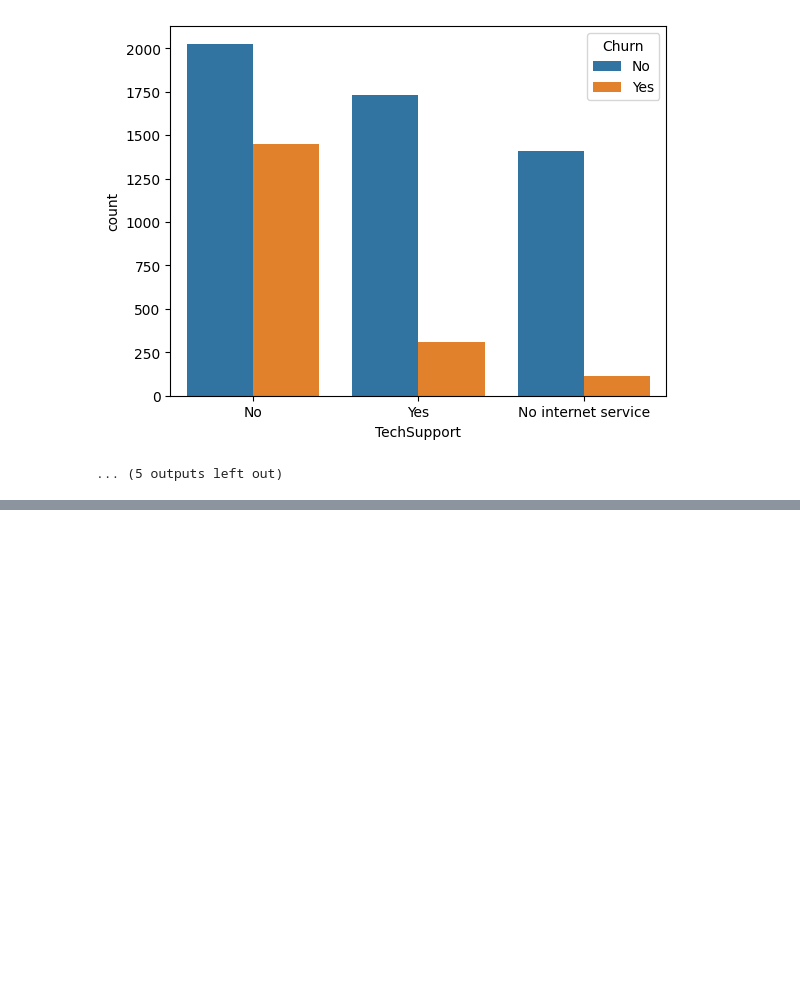
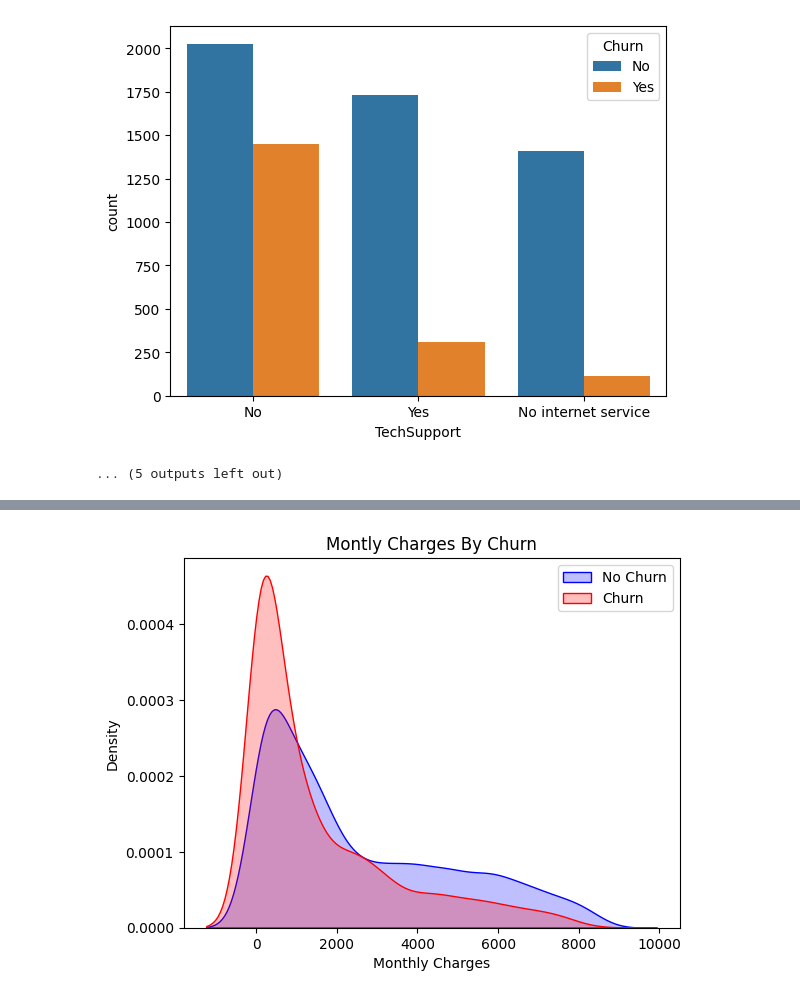
Before and after one commit to mdzaheerjk/Telecom-Customer-Churn-Prediction-using-Machine-Learning, a Jupyter notebook: Telecom-Customer-Churn-Prediction-using-Machine-Learning/Data_PreProcessing.ipynb, the cells around one changed output, grey strips where cells are left out. Saved outputs shown, nothing was run; the diff lists cells and outputs as text; code cells hidden in the pictures; blank space fills up the shorter version.

```diff
--- a/Telecom-Customer-Churn-Prediction-using-Machine-Learning/Data_PreProcessing.ipynb
+++ b/Telecom-Customer-Churn-Prediction-using-Machine-Learning/Data_PreProcessing.ipynb
@@ -317,0 +401,12 @@ for i,predictor in enumerate(new_df.drop(columns=['Churn','MonthlyCharges','Tota
+# %%
+Mth=sns.kdeplot(new_df_dummies.TotalCharges[(new_df_dummies['Churn']==0)],
+                color='Blue',fill=True)
+Mth=sns.kdeplot(new_df_dummies.TotalCharges[(new_df_dummies['Churn']==1)],
+                ax=Mth,color='Red',fill=True)
+Mth.legend(['No Churn','Churn'],loc='upper right')
+plt.title("Montly Charges By Churn")
+plt.xlabel('Monthly Charges')
+plt.ylabel("Density")
+plt.show()
+# %% [output]
+[figure, added]
```
Also changed, not shown: parts of 17 cells of this notebook.
